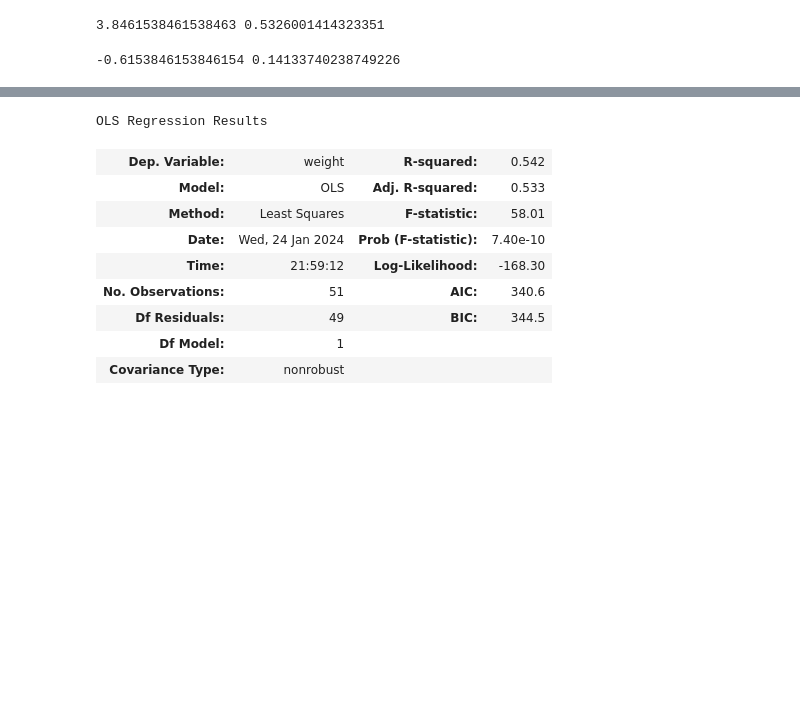
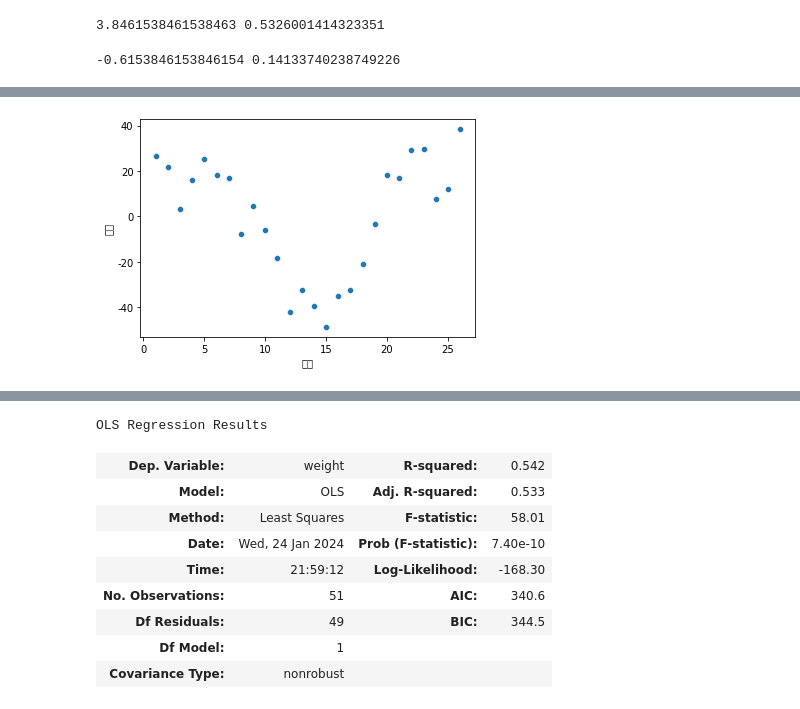
Before and after one commit to klee30810/ADP-study, a Jupyter notebook: stats/pstat/Chap 13. 회귀분석.ipynb, the cells around one changed output, grey strips where cells are left out. Drawn from its saved outputs; the diff is of its cells as text; code cells hidden in the pictures; blank space fills up the shorter version.

```diff
--- a/stats/pstat/Chap 13. 회귀분석.ipynb
+++ b/stats/pstat/Chap 13. 회귀분석.ipynb
@@ -642,0 +737,4 @@ gamma
+# %%
+sns.scatterplot(x=data['연도'], y=data['잔차']);
+# %% [output]
+[figure, added]
```
Also changed, not shown: parts of 89 cells of this notebook, 1 other file.
